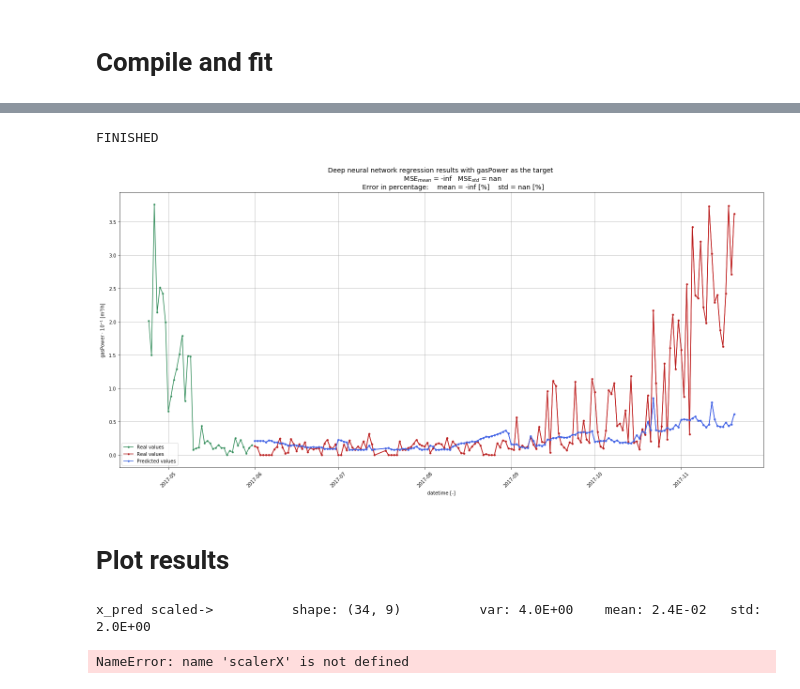
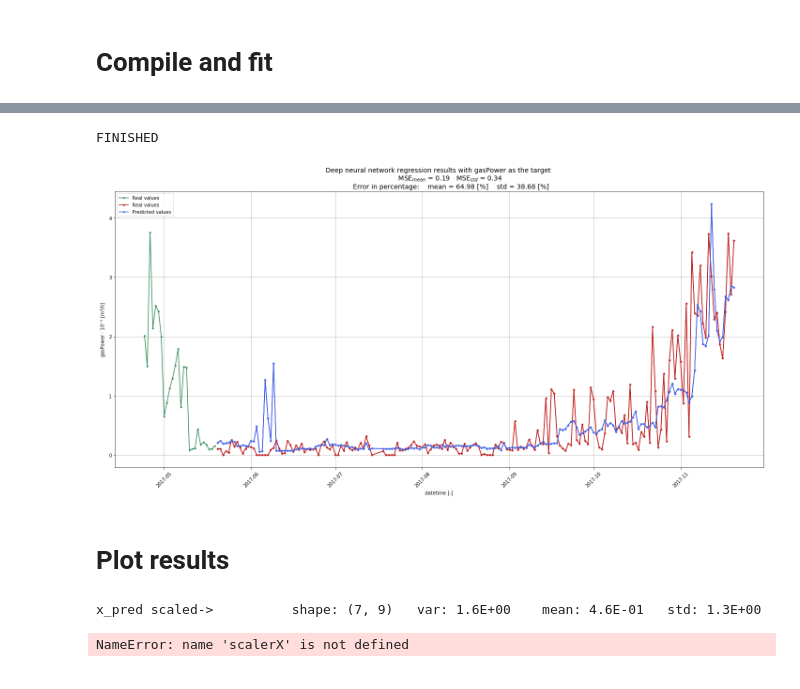
Before and after one commit to deKeijzer/KB-74-OPSCHALER, a Jupyter notebook: Personal_folders/Brian/Keras/8655 gasPower higher resolution.ipynb, the cells around one changed output, grey strips where cells are left out. Cells and saved outputs as stored; diff of their text form; code cells hidden in the pictures.

Commit message:
time series split applied on LSTM, plus LSTM implemented

```diff
--- a/Personal_folders/Brian/Keras/8655 gasPower higher resolution.ipynb
+++ b/Personal_folders/Brian/Keras/8655 gasPower higher resolution.ipynb
@@ -313,9 +315,9 @@ y_tests = []
 y_preds = []
 test_indices = []
 
-n = 4
+n = 26
 
-for train_index, test_index in TimeSeriesSplit(n_splits=n, max_train_size=1*7).split(X):
+for train_index, test_index in TimeSeriesSplit(n_splits=n, max_train_size=None).split(X):
     # Train on one month, try to predict 1 week ahead, n_splits=26, max_train_size=4*7
     print("Train: %s \t Test: %s" % (train_index, test_index))
     X_train, X_test = X[train_index], X[test_index]
@@ -350,39 +367,39 @@ y_t = np.vstack(y_tests) # List of ndarrays to one ndarray
 y_p = np.vstack(y_preds)
 
 # Get the x values for y predictions
 start = np.concatenate(test_indices)[0] # start y pred index
 stop = np.concatenate(test_indices)[-1] # stop y pred index
 x = data['datetime'][start:stop+1] # series of dates from start to stop+1
 
 plt.figure(figsize=(20,10))
 plt.plot(x, y_t, '.-', color='r')
 plt.plot(x, y_p, '.-', color='b')
 
 plt.plot(data['datetime'][:start], data['gasPower'][:start], '.-', color='seagreen', label='Real values') # shows training data
 plt.plot(x, y_t, '.-', color='firebrick', label='Real values', alpha=1)
 plt.plot(x, y_p, '.-', color='royalblue', label='Predicted values', alpha=1)
 
 plt.xlabel('datetime [-]')
 plt.ylabel(r'gasPower $\cdot$ 10$^{-%s}$ [m$^3$/h]' % magnitude)
 plt.xticks(rotation=45)
 plt.legend()
 plt.grid()
 
-mse_mean = np.mean(scores[0])
-mse_std = np.std(scores[0])
-percentage_mean = np.mean(scores[1])
-percentage_std = np.std(scores[1])
+mse_mean = df_scores['mse'].mean()
+mse_std = df_scores['mse'].std()
+percentage_mean = df_scores['abs percentage error'].mean()
+percentage_std = df_scores['abs percentage error'].std()
 
 plt.title('Deep neural network regression results with gasPower as the target \n \
           MSE$_{mean}$ = %.2f \t MSE$_{std}$ = %.2f \n \
           Error in percentage:    mean = %.2f [%%]    std = %.2f [%%]' % (mse_mean, mse_std, percentage_mean, percentage_std), fontsize = 14)
 plt.tight_layout()
 
-plt.savefig('figures/8655 result.png', dpi=1000)
+#plt.savefig('figures/8655 result.png', dpi=1000)
 print('FINISHED')
 # %% [output]
 FINISHED
-[figure, old version]
+[figure, new version]
 # %% [markdown]
 # Plot results
 # %%
@@ -444,7 +461,7 @@ fig.subplots_adjust(top=0.9) # Adjust title spacing at the top
 
 axarr[1, 0].legend(loc='lower left', bbox_to_anchor= (1.25, 0.3), borderaxespad=0, frameon=False, fontsize=14, markerscale=3)
 # %% [output]
-x_pred scaled->          shape: (34, 9)          var: 4.0E+00    mean: 2.4E-02   std: 2.0E+00
+x_pred scaled->          shape: (7, 9)   var: 1.6E+00    mean: 4.6E-01   std: 1.3E+00
 NameError: name 'scalerX' is not defined
 # %%
 fig.savefig('DDN last result.png', dpi=1200)
```
Also changed, not shown: parts of 4 cells of this notebook, 4 other files.
